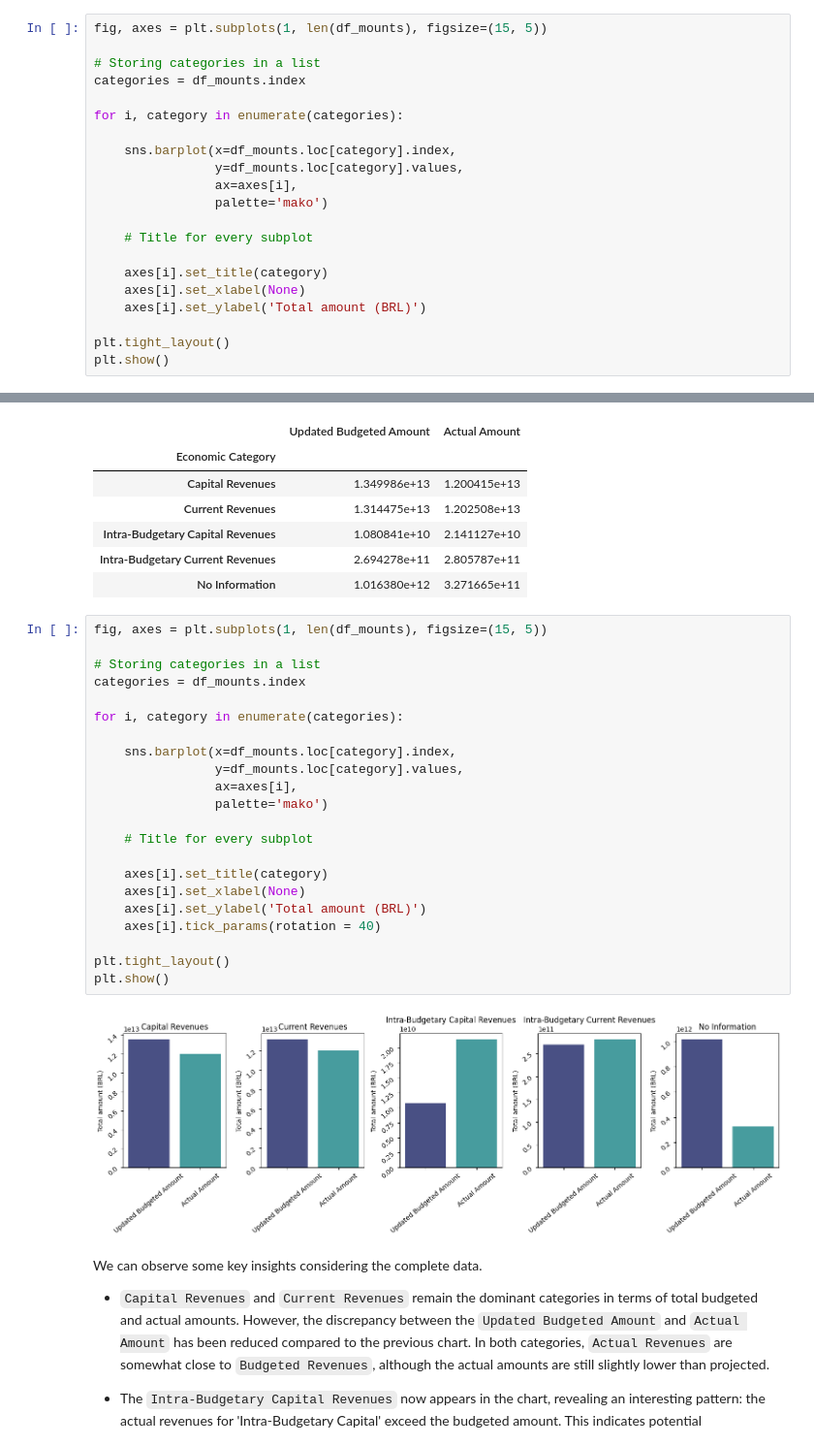
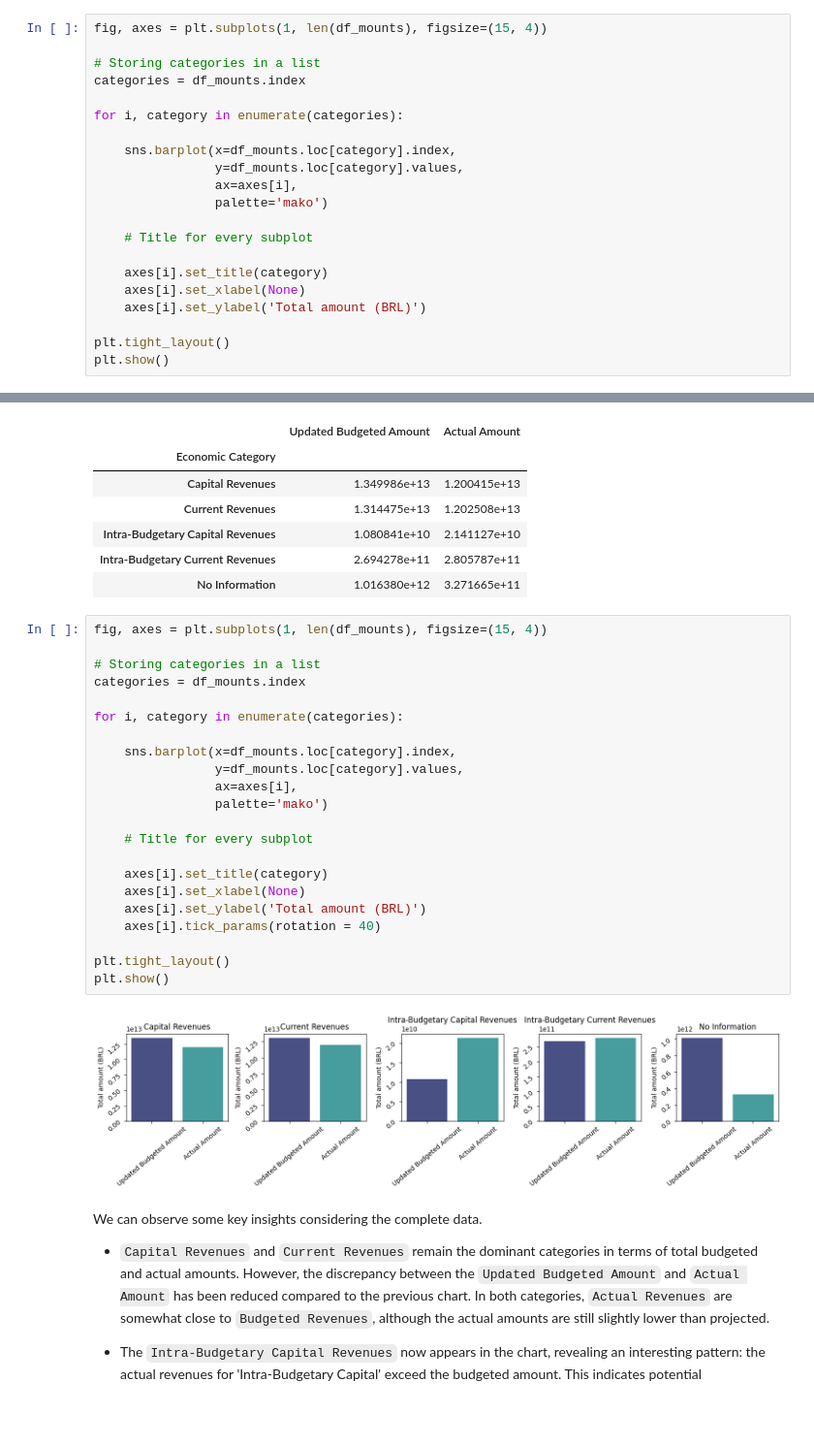
Before and after one commit to SupernovaIa/DataProject-Brasil-Public-Income-EDA, a Jupyter notebook: notebook/04-DataVisualization.ipynb, the cells around one changed output, grey strips where cells are left out. Shown at 97% size. Cells and saved outputs as stored; diff of their text form; blank space fills up the shorter version.

```diff
--- a/notebook/04-Phase-DataVisualization.ipynb
+++ b/notebook/04-DataVisualization.ipynb
@@ -79,7 +77,7 @@ df[df['Updated Budgeted Amount'].notna() & df['Actual Amount'].notna()].shape[0]
 # %% [markdown]
 Despite of having only 8837 entries out of 1026214 and `Intra-Budgetary Capital Revenues` missing, we still can get some valuable insights.
 # %%
-fig, axes = plt.subplots(1, len(df_mounts), figsize=(15, 5))
+fig, axes = plt.subplots(1, len(df_mounts), figsize=(15, 4))
 
 # Storing categories in a list
 categories = df_mounts.index
@@ -126,29 +124,29 @@ df_mounts
 | Intra-Budgetary Current Revenues | 2.694278e+11 | 2.805787e+11 |
 | No Information | 1.016380e+12 | 3.271665e+11 |
 # %%
-fig, axes = plt.subplots(1, len(df_mounts), figsize=(15, 5))
+fig, axes = plt.subplots(1, len(df_mounts), figsize=(15, 4))
 
 # Storing categories in a list
 categories = df_mounts.index
 
 for i, category in enumerate(categories):
 
     sns.barplot(x=df_mounts.loc[category].index,
                 y=df_mounts.loc[category].values,
                 ax=axes[i],
                 palette='mako')
 
     # Title for every subplot
 
     axes[i].set_title(category)
     axes[i].set_xlabel(None)
     axes[i].set_ylabel('Total amount (BRL)')
     axes[i].tick_params(rotation = 40)
 
 plt.tight_layout()
 plt.show()
 # %% [output]
-[figure, old version]
+[figure, new version]
 # %% [markdown]
 We can observe some key insights considering the complete data.
 
```
Also changed, not shown: parts of 4 cells of this notebook, 6 other files.
